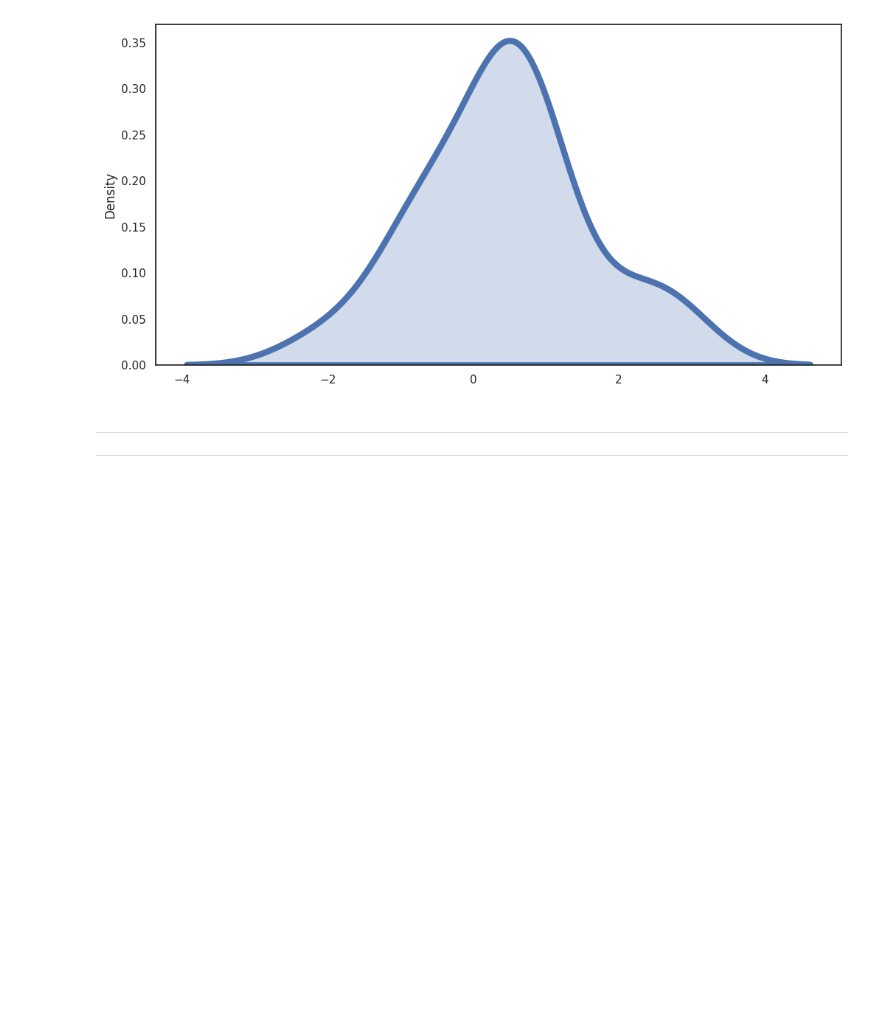
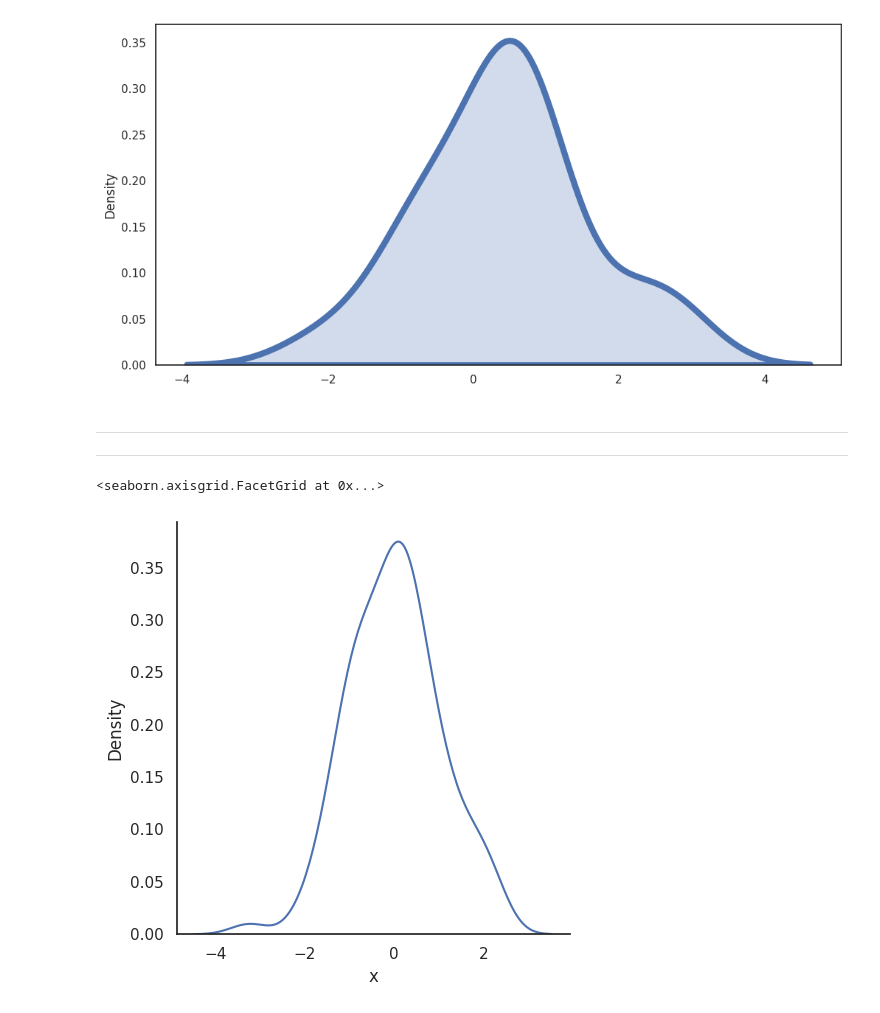
Before and after one commit to UnlimitedV/Learning_ML, a Jupyter notebook: seaborn/01-Distribution-Plots.ipynb, the cells around one changed output. Saved outputs shown, nothing was run; the diff lists cells and outputs as text; code cells hidden in the pictures; blank space fills up the shorter version.

Commit message:
Extra displot

```diff
--- a/seaborn/01-Distribution-Plots.ipynb
+++ b/seaborn/01-Distribution-Plots.ipynb
@@ -338,0 +341,5 @@ This will become an error in seaborn v0.14.0; please update your code.
+# %%
+sns.displot(data=random_data, x="x", kind="kde")
+# %% [output]
+<seaborn.axisgrid.FacetGrid at 0x...>
+[figure, added]
```
Also changed, not shown: parts of 11 cells of this notebook.
